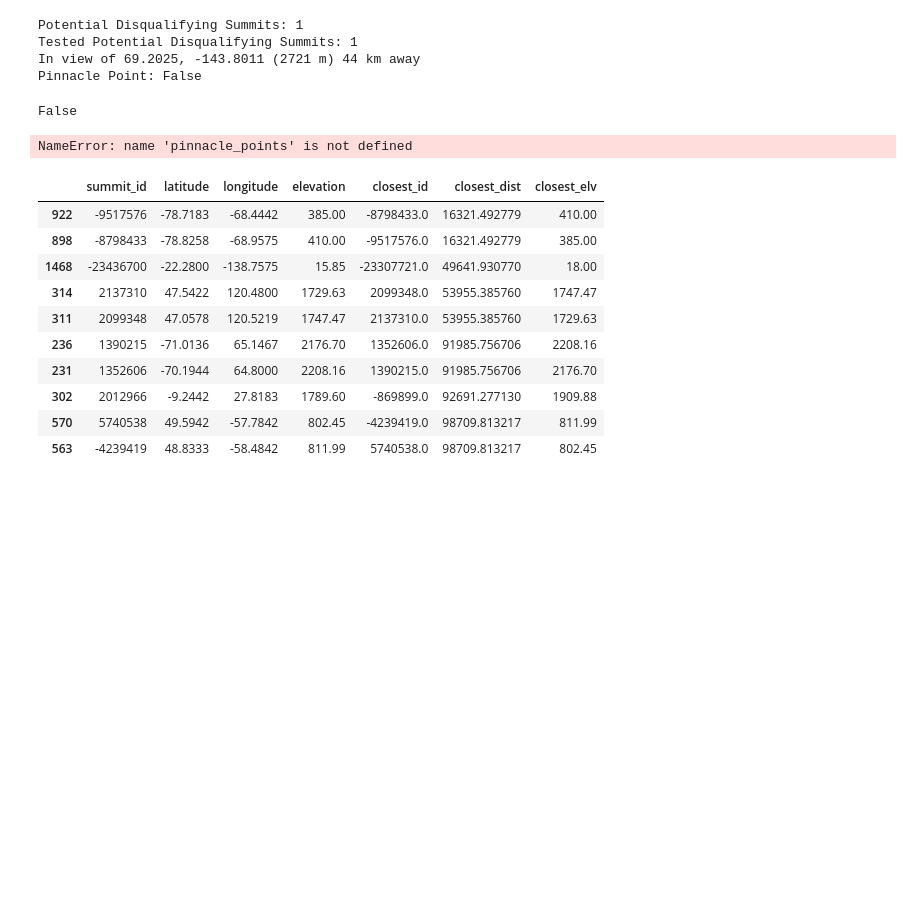
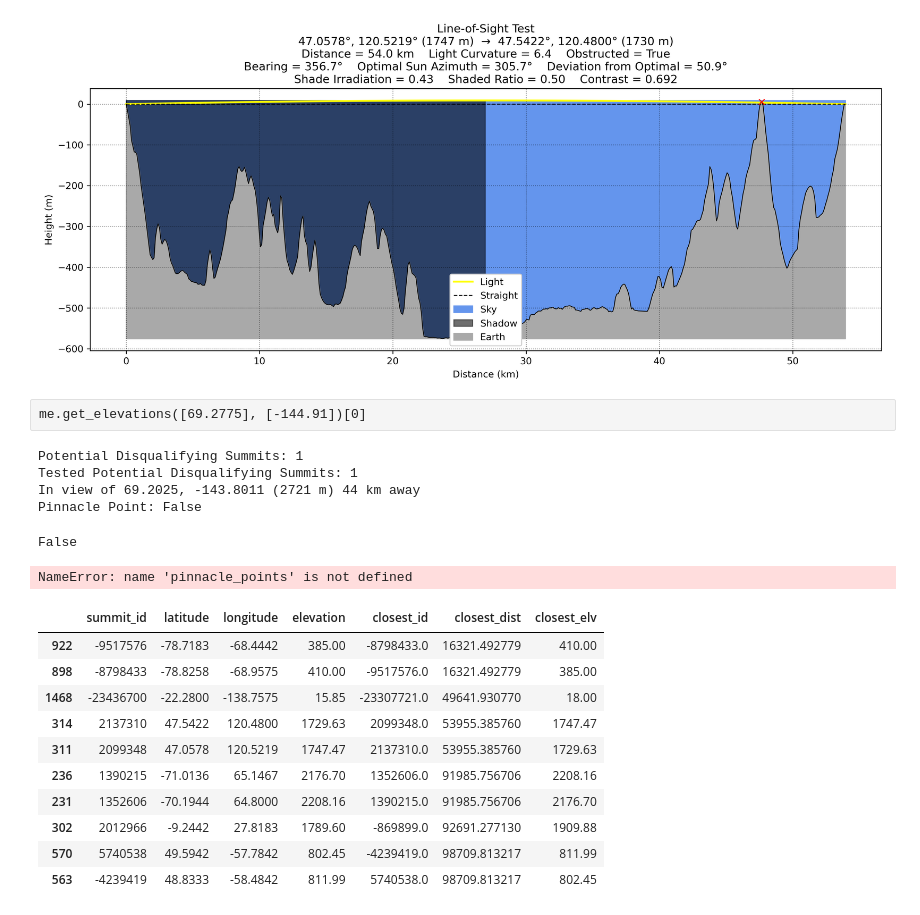
Before and after one commit to jgbreault/PinnaclePoints, a Jupyter notebook: scripts/general_analysis.ipynb, the cells around one changed output. Cells and saved outputs as stored; diff of their text form; code cells hidden in the pictures; blank space fills up the shorter version.

```diff
--- a/scripts/general_analysis.ipynb
+++ b/scripts/general_analysis.ipynb
@@ -43,3 +49,15 @@ me.get_elevations([69.2775], [-144.91])[0]
+# %%
+obs = me.Summit(47.0578, 120.5219, 1747)   # Pik Dankova, Kyrgyzstan (observer)
+trg = me.Summit(47.5422, 120.48, 1730)   # Hindu Tagh, China (target)
+los = me.LineOfSight(obs, trg)
+
+los.process_full_line_of_sight()
+
+los.plot(legend_location='lower center')
+# %% [output]
+[figure, added]
+# %% [raw]
+me.get_elevations([69.2775], [-144.91])[0]
 # %%
 observer = me.Summit(
     summit_id = -454766,
```
Also changed, not shown: parts of 5 cells of this notebook, 19 other files.
